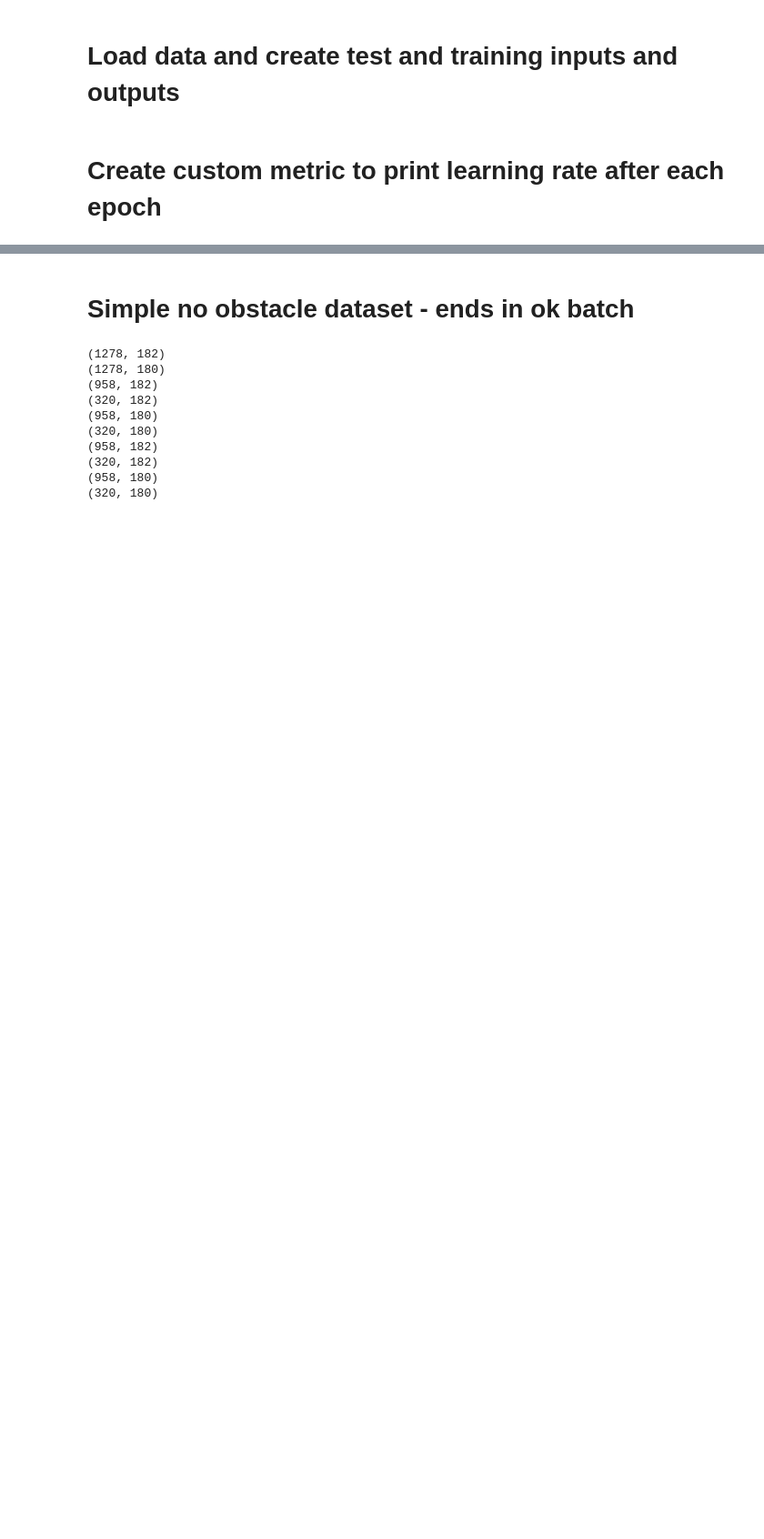
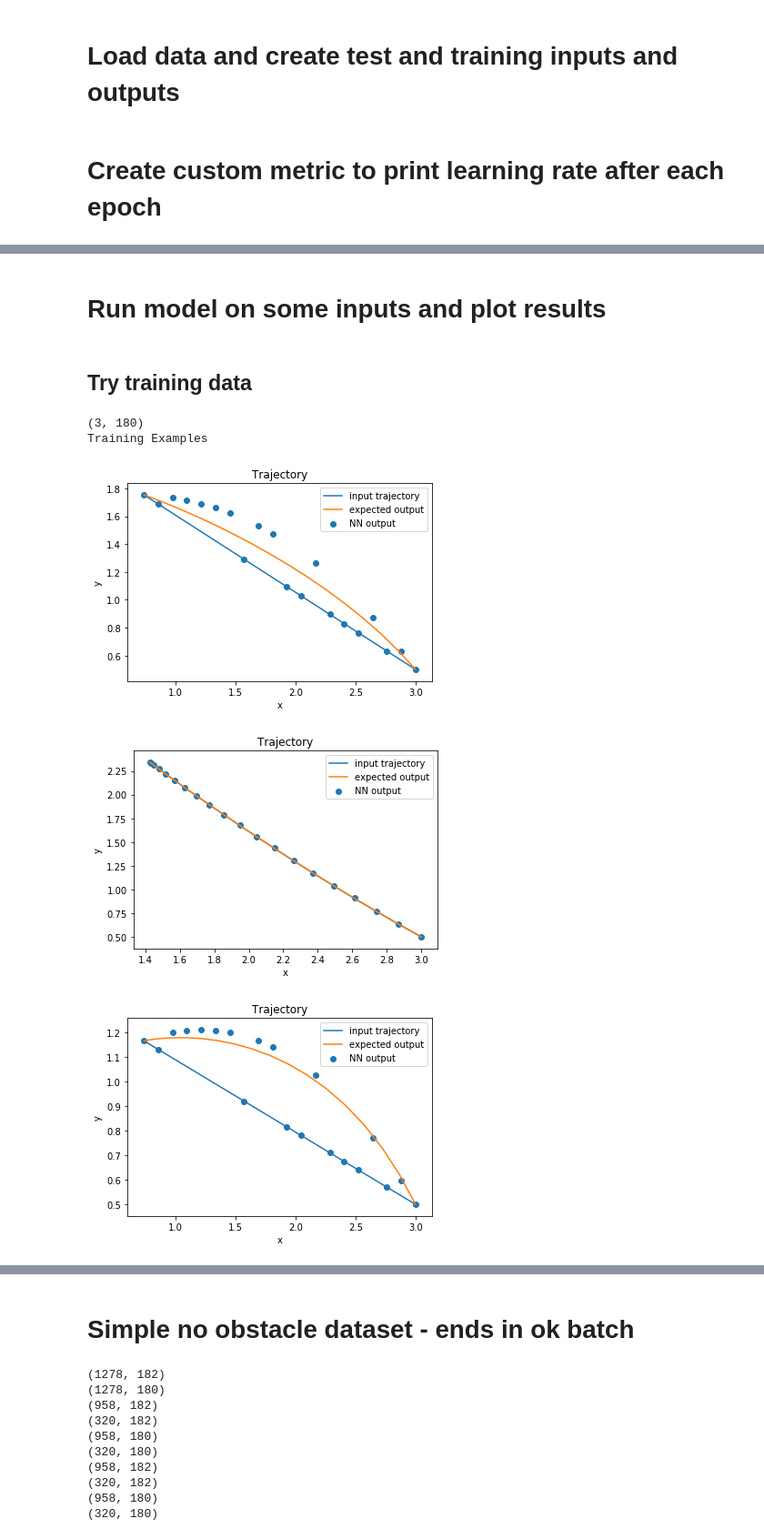
Before and after one commit to somritabanerjee/GuSTO.jl, a Jupyter notebook: examples/train_and_create_imitation_learning_network.ipynb, the cells around one changed output, grey strips where cells are left out. Shown at 91% size. Drawn from its saved outputs; the diff is of its cells as text; code cells hidden in the pictures; blank space fills up the shorter version.

```diff
--- a/examples/train_and_create_imitation_learning_network.ipynb
+++ b/examples/train_and_create_imitation_learning_network.ipynb
@@ -60,0 +104,27 @@ class CustomMetrics(Callback):
+# %%
+def plotTrajectoryInputExpectedAndNN(X_data, Y_data, NN_data):
+    # X_data has length 182 ~
+    # 20 sets of (x,y,theta,xdot,ydot,thetadot) for all N=6 dimensions = 120
+    # 20 values of (u1, u2, u3) = 60
+    # + omega,delta = 2
+    xIn = X_data[0:120:6]
+    yIn = X_data[1:120:6]
+#     print(np.shape(xIn))
+#     print(np.shape(yIn))
+
+    xExp = xIn + Y_data[0:120:6]
+    yExp = yIn + Y_data[1:120:6]
+#     print(np.shape(xOut))
+#     print(np.shape(yOut))
+
+    xNN = xIn + NN_data[0:120:6]
+    yNN = yIn + NN_data[1:120:6]
+
+    plt.plot(xIn, yIn)
+    plt.plot(xExp, yExp)
+    plt.scatter(xNN, yNN)
+    plt.title('Trajectory')
+    plt.ylabel('y')
+    plt.xlabel('x')
+    plt.legend(['input trajectory', 'expected output', 'NN output'], loc='upper right')
+    plt.show()
@@ -60,0 +163,20 @@ class CustomMetrics(Callback):
+# %% [markdown]
+# Run model on some inputs and plot results
+# %% [markdown]
+## Try training data
+# %%
+# model = load_model('NoObstacleFirst3IterOKDecayLRModel.h5')
+Idx = [94,78,257]
+X_train_np_array=np.array(X_train)
+NN_output = model.predict(X_train_np_array[Idx])
+# %%
+print(np.shape(NN_output))
+print("Training Examples")
+for NN_idx, train_idx in enumerate(Idx):
+    plotTrajectoryInputExpectedAndNN(X_train[train_idx,:],Y_train[train_idx,:],NN_output[NN_idx,:])
+# %% [output]
+(3, 180)
+Training Examples
+[figure, added]
+[figure, added]
+[figure, added]
```
Also changed, not shown: parts of 25 cells of this notebook, 2 other files.
